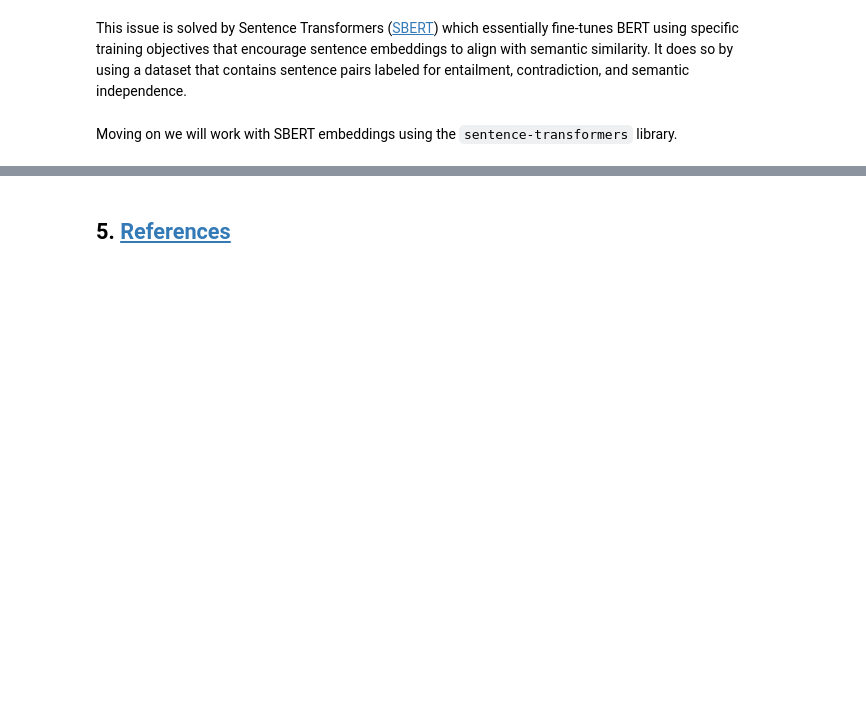
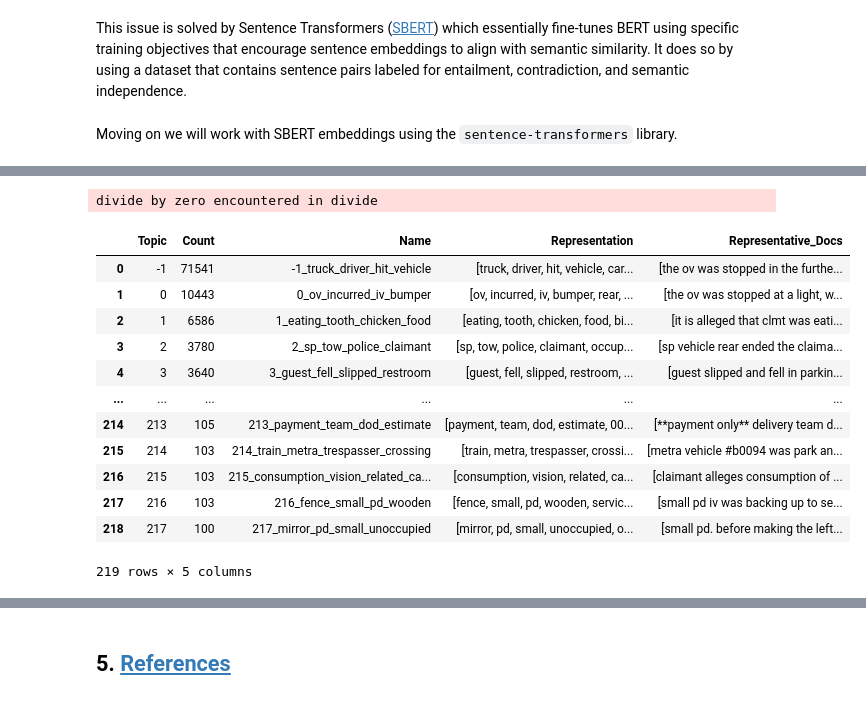
Before and after one commit to julienOlivier3/risk-analytics, a Jupyter notebook: 2_nlp/nlp.ipynb, the cells around one changed output, grey strips where cells are left out. Cells and saved outputs as stored; diff of their text form; code cells hidden in the pictures; blank space fills up the shorter version.

```diff
--- a/2_nlp/nlp.ipynb
+++ b/2_nlp/nlp.ipynb
@@ -659,0 +716,20 @@ With the SBERT embeddings we can now show that text that is semantically similar
+# %%
+topics, probs = topic_model.fit_transform(df_claims.claim_description.values)
+# %% [output]
+divide by zero encountered in divide
+# %%
+topic_model.get_topic_info()
+# %% [output]
+|  | Topic | Count | Name | Representation | Representative_Docs |
+| 0 | -1 | 71541 | -1_truck_driver_hit_vehicle | [truck, driver, hit, vehicle, car... | [the ov was stopped in the furthe... |
+| 1 | 0 | 10443 | 0_ov_incurred_iv_bumper | [ov, incurred, iv, bumper, rear, ... | [the ov was stopped at a light, w... |
+| 2 | 1 | 6586 | 1_eating_tooth_chicken_food | [eating, tooth, chicken, food, bi... | [it is alleged that clmt was eati... |
+| 3 | 2 | 3780 | 2_sp_tow_police_claimant | [sp, tow, police, claimant, occup... | [sp vehicle rear ended the claima... |
+| 4 | 3 | 3640 | 3_guest_fell_slipped_restroom | [guest, fell, slipped, restroom, ... | [guest slipped and fell in parkin... |
+| ... | ... | ... | ... | ... | ... |
+| 214 | 213 | 105 | 213_payment_team_dod_estimate | [payment, team, dod, estimate, 00... | [**payment only** delivery team d... |
+| 215 | 214 | 103 | 214_train_metra_trespasser_crossing | [train, metra, trespasser, crossi... | [metra vehicle #b0094 was park an... |
+| 216 | 215 | 103 | 215_consumption_vision_related_ca... | [consumption, vision, related, ca... | [claimant alleges consumption of ... |
+| 217 | 216 | 103 | 216_fence_small_pd_wooden | [fence, small, pd, wooden, servic... | [small pd iv was backing up to se... |
+| 218 | 217 | 100 | 217_mirror_pd_small_unoccupied | [mirror, pd, small, unoccupied, o... | [small pd. before making the left... |
+219 rows × 5 columns
```
Also changed, not shown: parts of 49 cells of this notebook, 12 other files.
